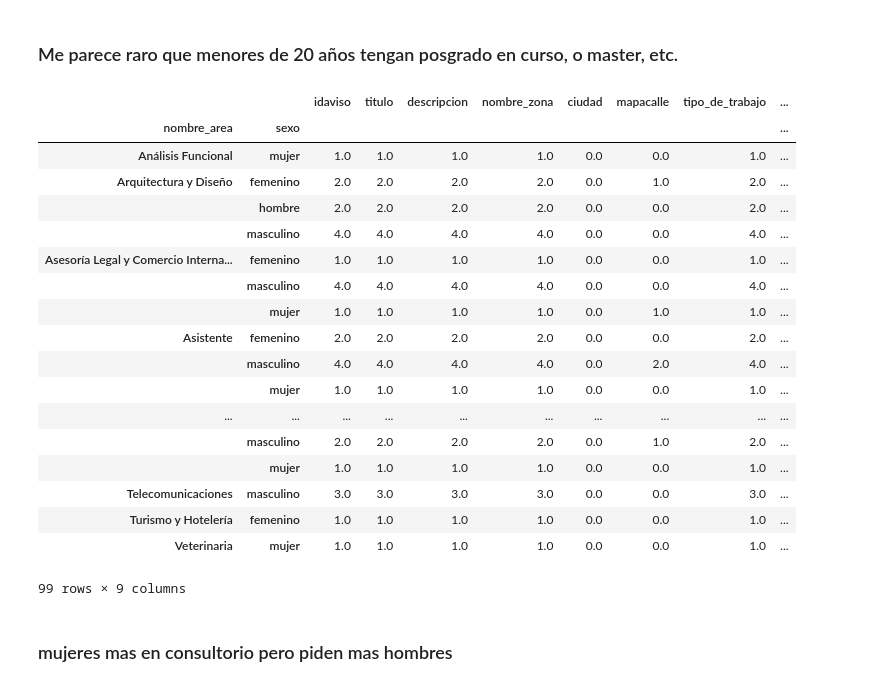
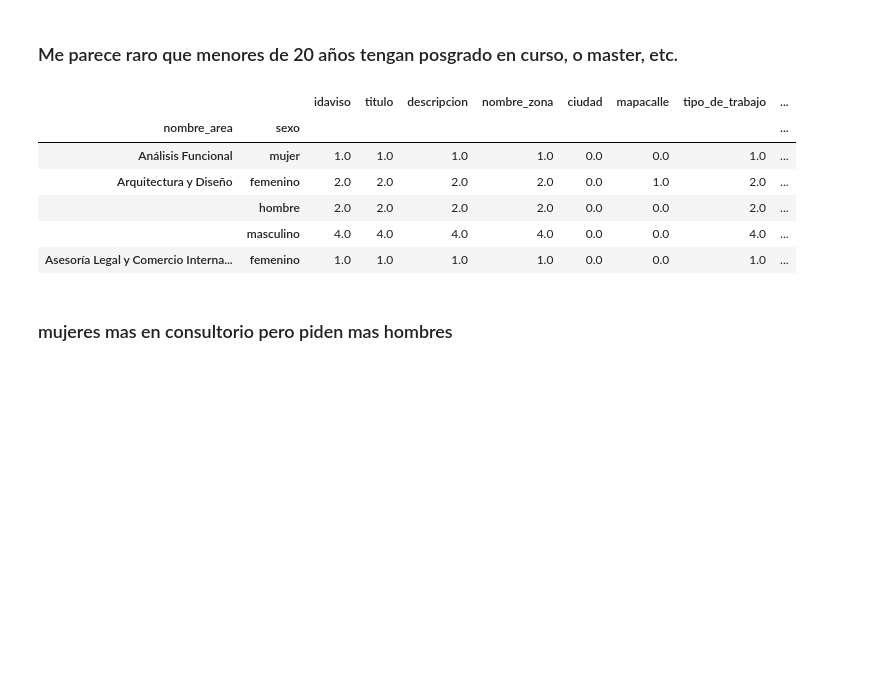
Before and after one commit to PRPablo/dataJobSearches, a Jupyter notebook: exploratoryAnalysis/tp_ariel.ipynb, the cells around one changed output. Drawn from its saved outputs; the diff is of its cells as text; code cells hidden in the pictures; blank space fills up the shorter version.

```diff
--- a/exploratoryAnalysis/tp_ariel.ipynb
+++ b/exploratoryAnalysis/tp_ariel.ipynb
@@ -287,32 +290,20 @@ plt.show()
 # %%
 # Recorto la columna idpais ya que no es necesaria. --- ,import re flags = re.IGNORECASE
 #avisos_detalles.drop(['mapacalle','ciudad','nombre_zona'], axis=1, inplace=True)
 avisos_detalles['sexo'] = avisos_detalles.descripcion.str.lower().str.extract(r'(masculino|hombre|femenino|mujer)')
 # avisos_detalles = avisos_detalles[avisos_detalles['nombre_area'] == 'Dirección y Liderazgo']
 #pd.options.display.max_rows = None
 df = pd.DataFrame(avisos_detalles.groupby(['nombre_area', 'sexo']).count())
 df = df.dropna()
-df
+df.head()
 # %% [output]
 |  |  | idaviso | titulo | descripcion | nombre_zona | ciudad | mapacalle | tipo_de_trabajo | ... |
 | nombre_area | sexo |  |  |  |  |  |  |  | ... |
 | Análisis Funcional | mujer | 1.0 | 1.0 | 1.0 | 1.0 | 0.0 | 0.0 | 1.0 | ... |
 | Arquitectura y Diseño | femenino | 2.0 | 2.0 | 2.0 | 2.0 | 0.0 | 1.0 | 2.0 | ... |
 |  | hombre | 2.0 | 2.0 | 2.0 | 2.0 | 0.0 | 0.0 | 2.0 | ... |
 |  | masculino | 4.0 | 4.0 | 4.0 | 4.0 | 0.0 | 0.0 | 4.0 | ... |
 | Asesoría Legal y Comercio Interna... | femenino | 1.0 | 1.0 | 1.0 | 1.0 | 0.0 | 0.0 | 1.0 | ... |
-|  | masculino | 4.0 | 4.0 | 4.0 | 4.0 | 0.0 | 0.0 | 4.0 | ... |
-|  | mujer | 1.0 | 1.0 | 1.0 | 1.0 | 0.0 | 1.0 | 1.0 | ... |
-| Asistente | femenino | 2.0 | 2.0 | 2.0 | 2.0 | 0.0 | 0.0 | 2.0 | ... |
-|  | masculino | 4.0 | 4.0 | 4.0 | 4.0 | 0.0 | 2.0 | 4.0 | ... |
-|  | mujer | 1.0 | 1.0 | 1.0 | 1.0 | 0.0 | 0.0 | 1.0 | ... |
-| ... | ... | ... | ... | ... | ... | ... | ... | ... | ... |
-|  | masculino | 2.0 | 2.0 | 2.0 | 2.0 | 0.0 | 1.0 | 2.0 | ... |
-|  | mujer | 1.0 | 1.0 | 1.0 | 1.0 | 0.0 | 0.0 | 1.0 | ... |
-| Telecomunicaciones | masculino | 3.0 | 3.0 | 3.0 | 3.0 | 0.0 | 0.0 | 3.0 | ... |
-| Turismo y Hotelería | femenino | 1.0 | 1.0 | 1.0 | 1.0 | 0.0 | 0.0 | 1.0 | ... |
-| Veterinaria | mujer | 1.0 | 1.0 | 1.0 | 1.0 | 0.0 | 0.0 | 1.0 | ... |
-99 rows × 9 columns
 # %% [markdown]
 ### mujeres mas en consultorio pero piden mas hombres
 # %%
```
Also changed, not shown: parts of 13 cells of this notebook.
